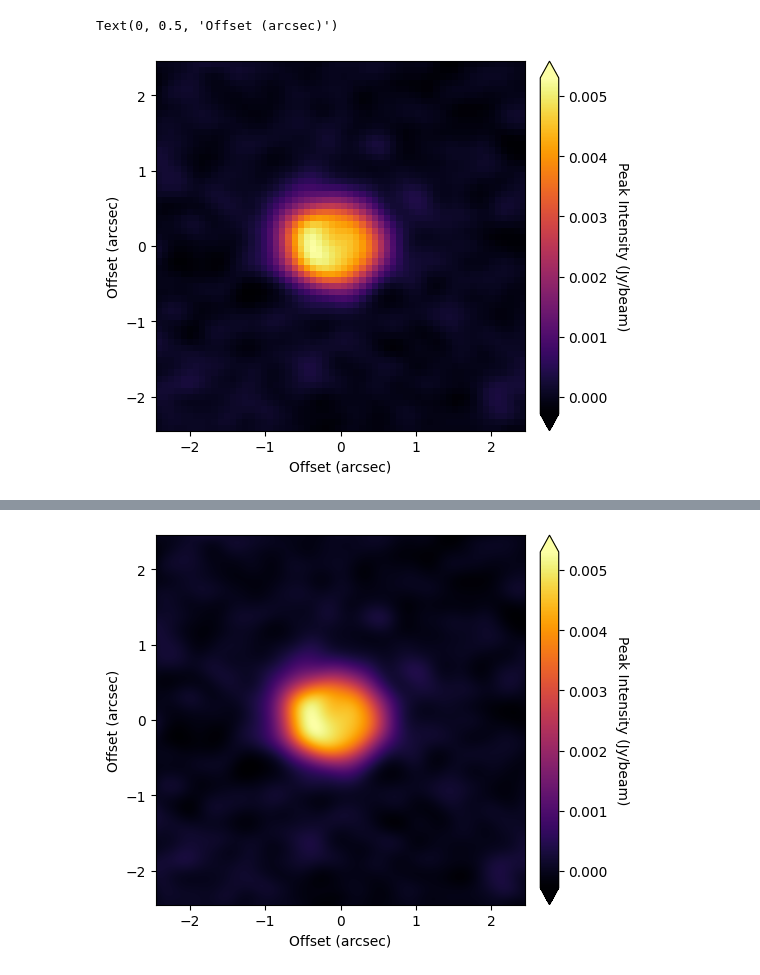
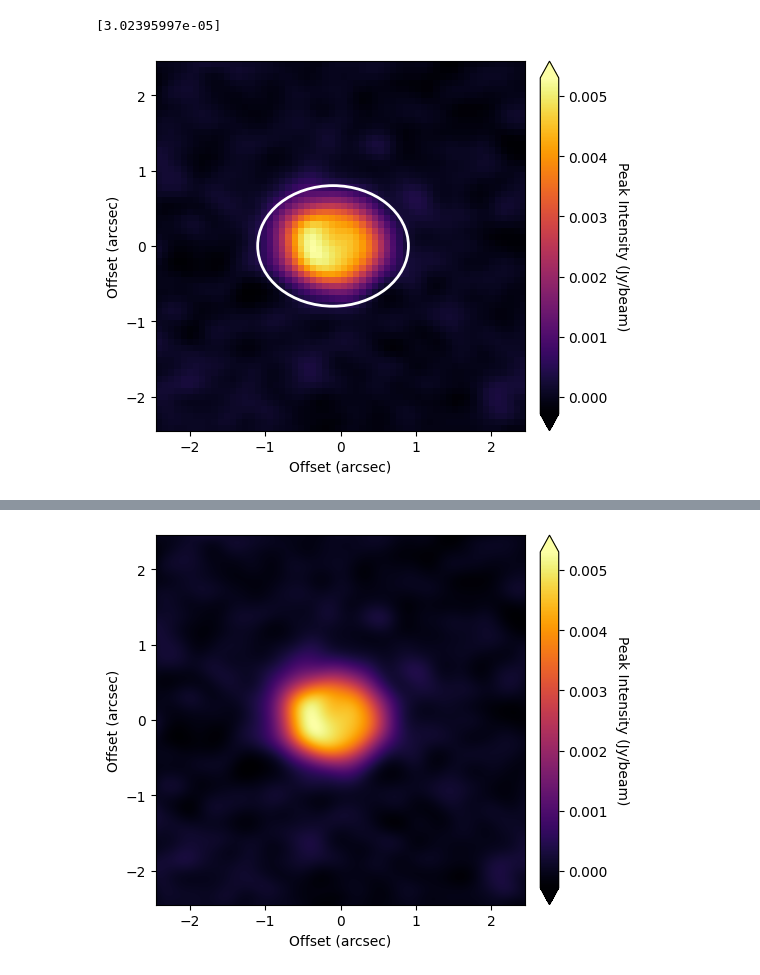
Before and after one commit to danmcl77/masters, a Jupyter notebook: Plotting.ipynb, the cells around one changed output, grey strips where cells are left out. Drawn from its saved outputs; the diff is of its cells as text; code cells hidden in the pictures.

```diff
--- a/Plotting.ipynb
+++ b/Plotting.ipynb
@@ -9,20 +11,32 @@ continuum = fits.open('fits/member.uid___A001_X158f_Xb8.AT_Pyx_sci.spw19_21_23_2
 continuum = Cutout2D(continuum,(len(continuum[1])/2,len(continuum[0])/2),(60,60))
 # %%
 fig, ax = plt.subplots()
+
+positions = [(-0.1, 0)]
+m=1
+ap = aperture.EllipticalAperture(positions, a=1*m,b=0.8*m)
+
+
+
+ap_patches = ap.plot(color='white', lw=2,
+                           label='Photometry aperture')
+
+Flux = aperture.ApertureStats(continuum.data, ap).sum
 
 
 
 
 im = ax.imshow(continuum.data,
           cmap='inferno',
           extent=[-0.08172*30,0.08172*30,-0.08172*30,0.08172*30],origin='lower',zorder=-9)
 cb = plt.colorbar(im, pad=0.03, extend='both', format='%.3f')
 cb.set_label(r'Peak Intensity (Jy/beam)',
                      rotation=270, labelpad=15)
 
 ax.set_xlabel('Offset (arcsec)')
 ax.set_ylabel('Offset (arcsec)')
-#plt.savefig('ContinuumPlot.png')
+plt.savefig('ContinuumFlux2.png')
+print(Flux)
 # %% [output]
-Text(0, 0.5, 'Offset (arcsec)')
+[3.02395997e-05]
-[figure, old version]
+[figure, new version]
```
Also changed, not shown: parts of 3 cells of this notebook, 1 other file.
